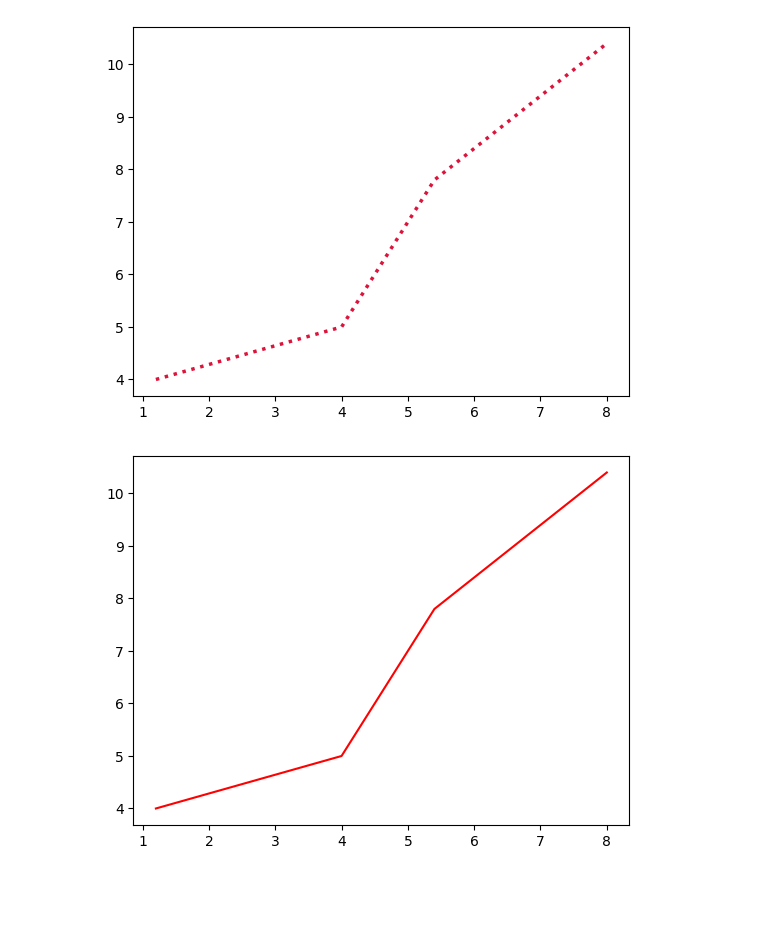
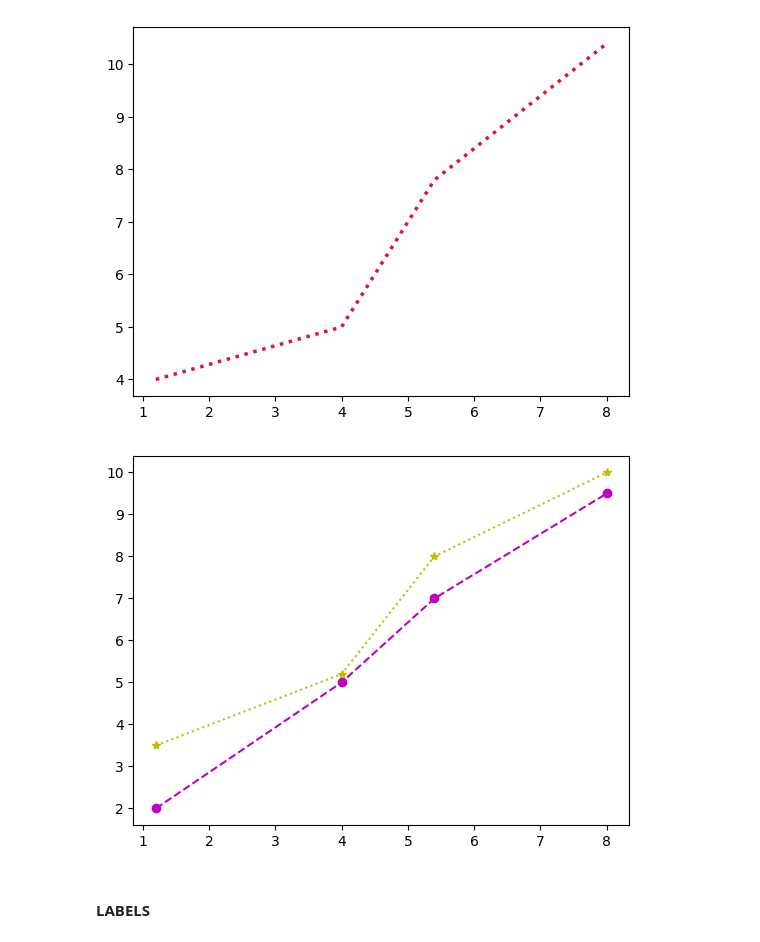
Before and after one commit to NatashaMoses/ML_Python_Libraries, a Jupyter notebook: matplotlib.ipynb, the cells around one changed output. Cells and saved outputs as stored; diff of their text form; code cells hidden in the pictures; blank space fills up the shorter version.

```diff
--- a/matplotlib.ipynb
+++ b/matplotlib.ipynb
@@ -148,8 +148,15 @@ plt. plot(x, y, ls = ':', c = 'crimson', lw = '2.5')
 plt.show()
 # %% [output]
 [figure]
-# %%
-plt.plot(x, y, c = 'r')
-plt.show()
-# %% [output]
-[figure, removed]
+# %%
+y1 = np.array([2, 5, 7, 9.5])
+y2 = np.array([3.5, 5.2, 8, 10])
+
+plt.plot(x, y1, 'o--m')
+plt.plot(x, y2, '*:y')
+
+plt.show()
+# %% [output]
+[figure, added]
+# %% [markdown]
+#### LABELS
```
Also changed, not shown: parts of 1 cell of this notebook.
